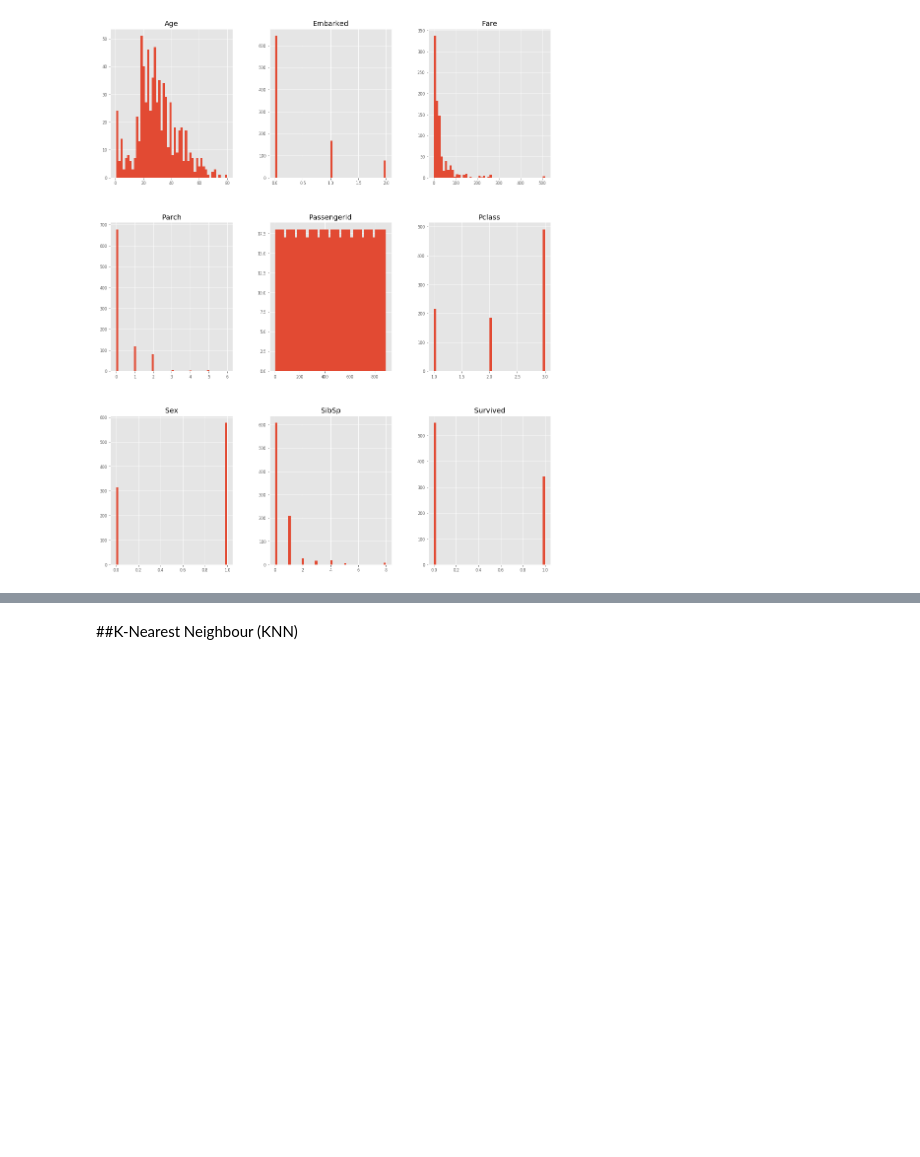
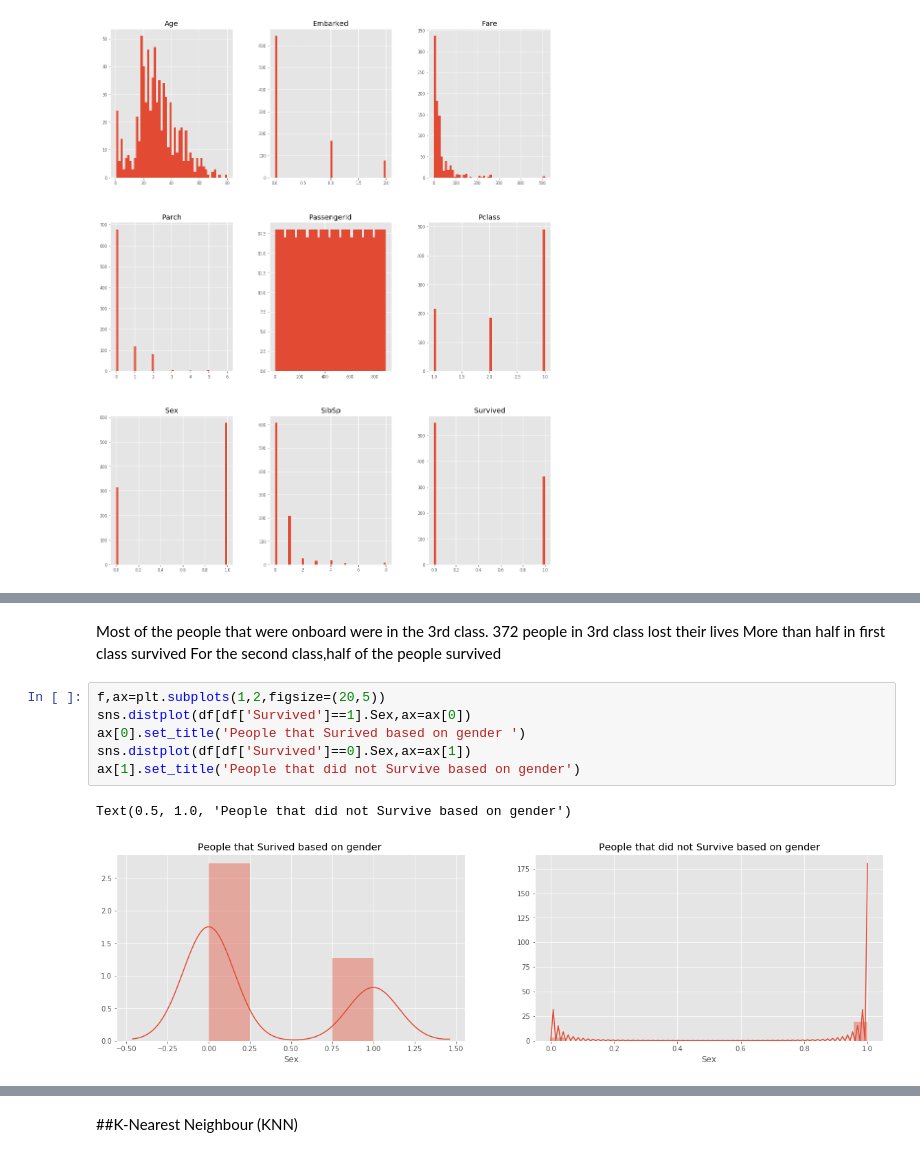
Before and after one commit to Maureen36Mathenge/Determine-survival-rates-on-the-Titanic-dataset-, a Jupyter notebook: Moringa_Week_9_IP_"Predicting_the_survival_chances"_Maureen_Mathenge.ipynb, the cells around one changed output, grey strips where cells are left out. Saved outputs shown, nothing was run; the diff lists cells and outputs as text; blank space fills up the shorter version.

```diff
--- a/Moringa_Week_9_IP_"Predicting_the_survival_chances"_Maureen_Mathenge.ipynb
+++ b/Moringa_Week_9_IP_"Predicting_the_survival_chances"_Maureen_Mathenge.ipynb
@@ -256,0 +304,13 @@ Text(0.5, 1.0, 'People that did not Survive')
+# %% [markdown]
+Most of the people that were onboard were in the 3rd class. 372 people in 3rd class lost their lives
+More than half in first class survived
+For the second class,half of the people survived
+# %%
+f,ax=plt.subplots(1,2,figsize=(20,5))
+sns.distplot(df[df['Survived']==1].Sex,ax=ax[0])
+ax[0].set_title('People that Surived based on gender ')
+sns.distplot(df[df['Survived']==0].Sex,ax=ax[1])
+ax[1].set_title('People that did not Survive based on gender')
+# %% [output]
+Text(0.5, 1.0, 'People that did not Survive based on gender')
+[figure, added]
```
Also changed, not shown: parts of 40 cells of this notebook.
